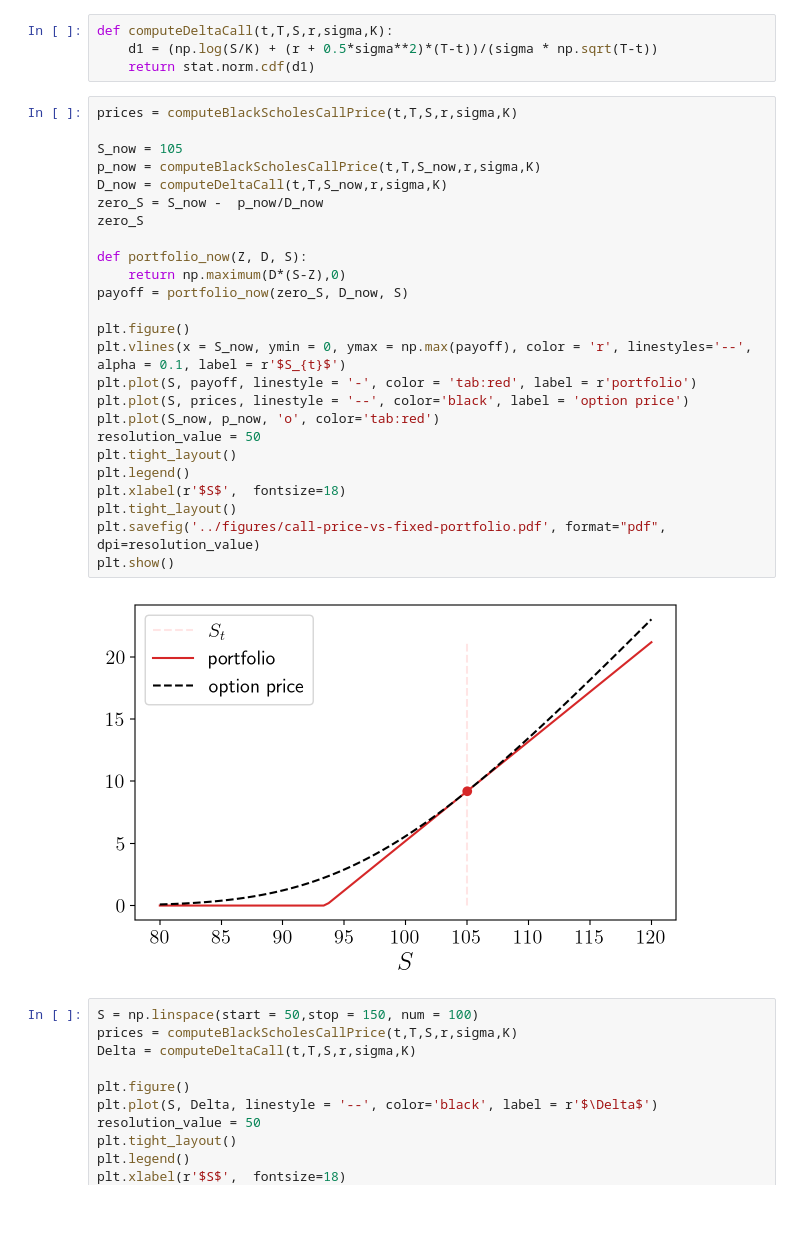
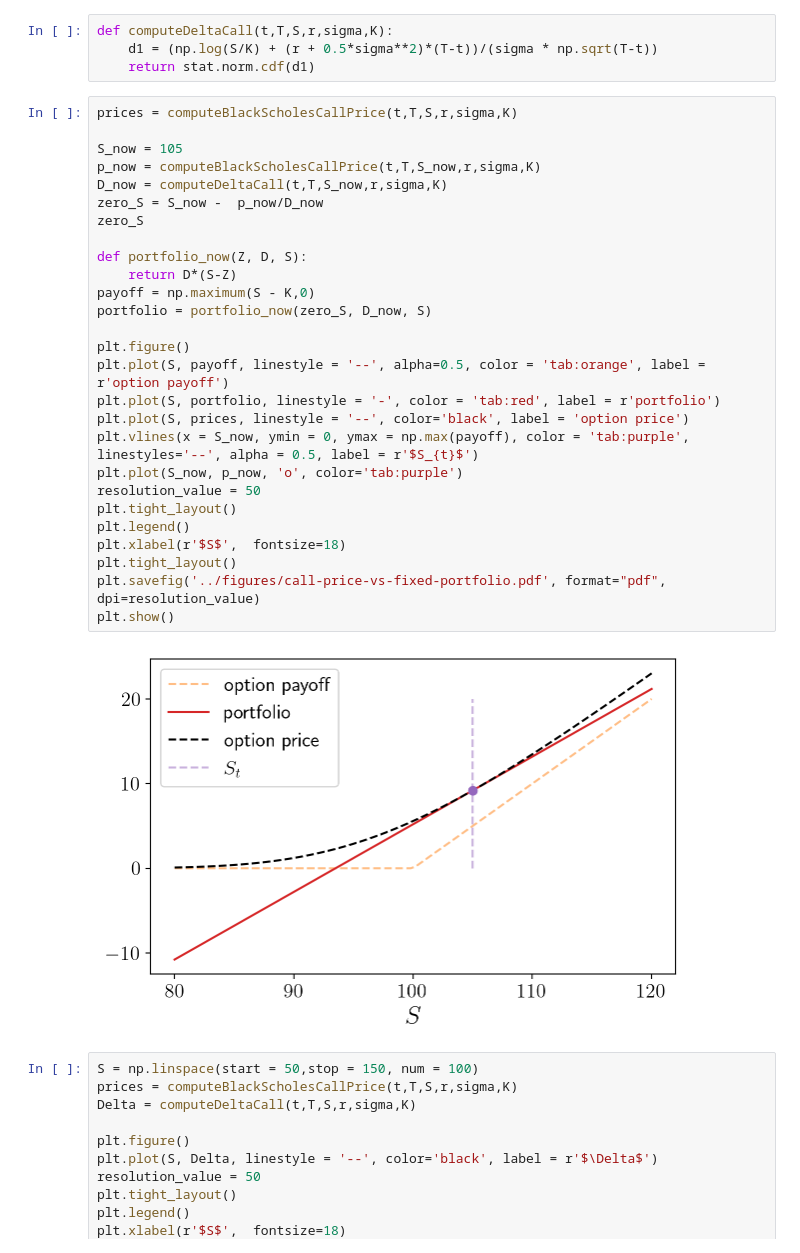
Before and after one commit to leandro-sbetancourt/oxford-financial-derivatives, a Jupyter notebook: notebooks/Black-Scholes.ipynb, the cells around one changed output. Cells and saved outputs as stored; diff of their text form; blank space fills up the shorter version.

```diff
--- a/notebooks/Black-Scholes.ipynb
+++ b/notebooks/Black-Scholes.ipynb
@@ -115,30 +115,32 @@ def computeDeltaCall(t,T,S,r,sigma,K):
 # %%
 prices = computeBlackScholesCallPrice(t,T,S,r,sigma,K)
 
 S_now = 105
 p_now = computeBlackScholesCallPrice(t,T,S_now,r,sigma,K)
 D_now = computeDeltaCall(t,T,S_now,r,sigma,K)
 zero_S = S_now -  p_now/D_now
 zero_S
 
 def portfolio_now(Z, D, S):
-    return np.maximum(D*(S-Z),0)
-payoff = portfolio_now(zero_S, D_now, S)
+    return D*(S-Z)
+payoff = np.maximum(S - K,0)
+portfolio = portfolio_now(zero_S, D_now, S)
 
 plt.figure()
-plt.vlines(x = S_now, ymin = 0, ymax = np.max(payoff), color = 'r', linestyles='--', alpha = 0.1, label = r'$S_{t}$')
-plt.plot(S, payoff, linestyle = '-', color = 'tab:red', label = r'portfolio')
+plt.plot(S, payoff, linestyle = '--', alpha=0.5, color = 'tab:orange', label = r'option payoff')
+plt.plot(S, portfolio, linestyle = '-', color = 'tab:red', label = r'portfolio')
 plt.plot(S, prices, linestyle = '--', color='black', label = 'option price')
-plt.plot(S_now, p_now, 'o', color='tab:red')
+plt.vlines(x = S_now, ymin = 0, ymax = np.max(payoff), color = 'tab:purple', linestyles='--', alpha = 0.5, label = r'$S_{t}$')
+plt.plot(S_now, p_now, 'o', color='tab:purple')
 resolution_value = 50
 plt.tight_layout()
 plt.legend()
 plt.xlabel(r'$S$',  fontsize=18)
 plt.tight_layout()
 plt.savefig('../figures/call-price-vs-fixed-portfolio.pdf', format="pdf", dpi=resolution_value)
 plt.show()
 # %% [output]
-[figure, old version]
+[figure, new version]
 # %%
 S = np.linspace(start = 50,stop = 150, num = 100)
 prices = computeBlackScholesCallPrice(t,T,S,r,sigma,K)
```
Also changed, not shown: parts of 2 cells of this notebook.
